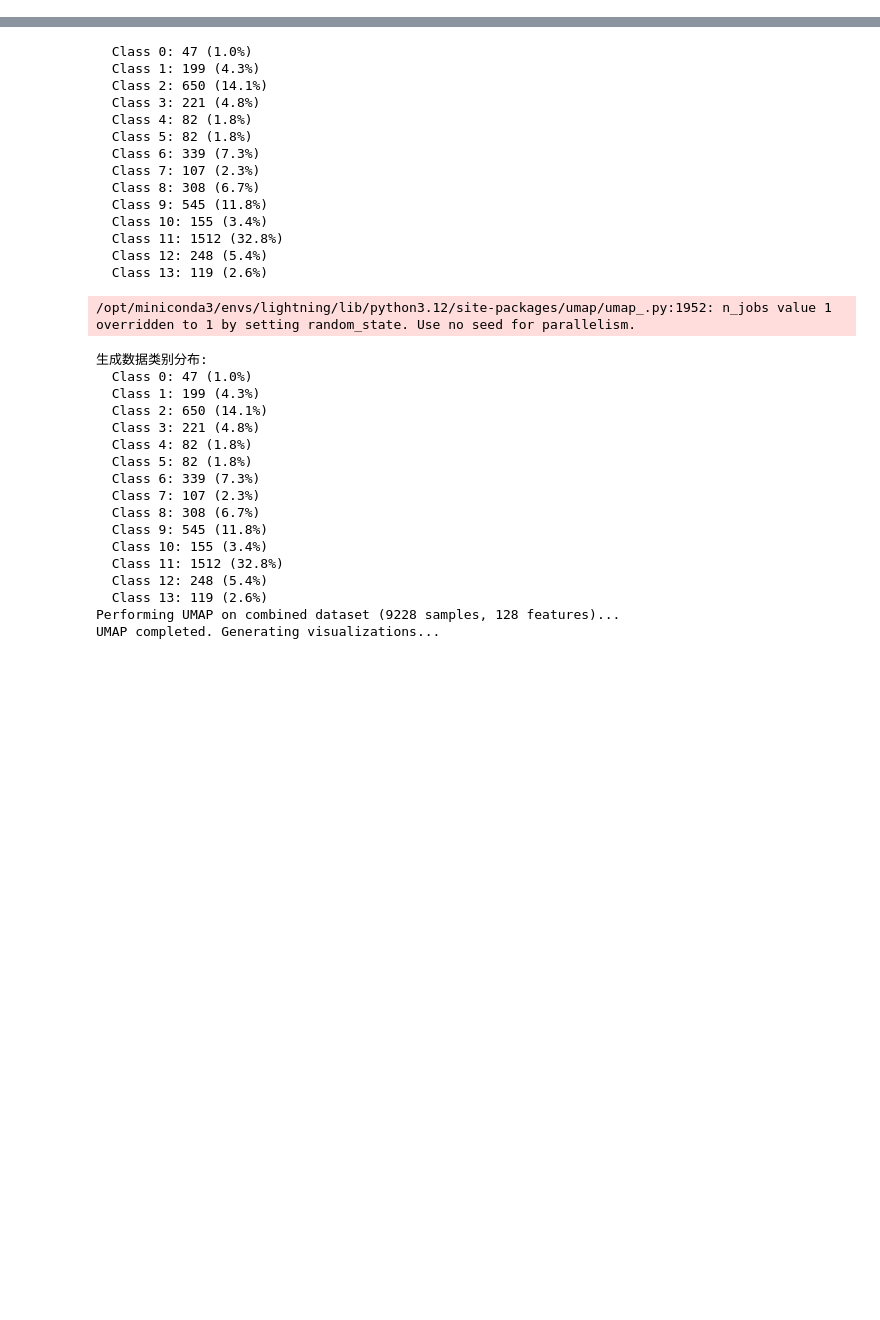
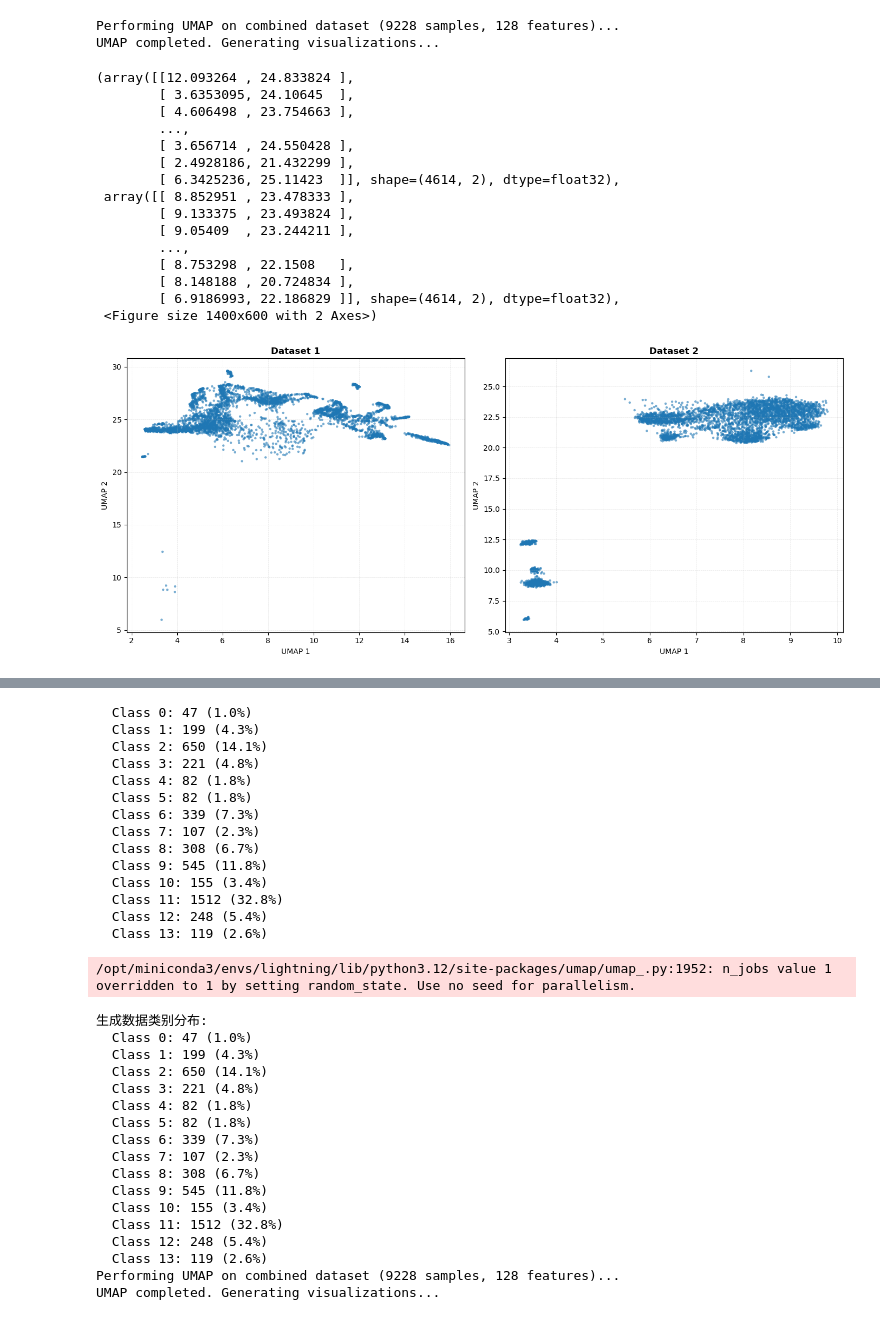
Before and after one commit to LangtianM/scDeepSim, a Jupyter notebook: Alles.ipynb, the cells around one changed output, grey strips where cells are left out. Saved outputs shown, nothing was run; the diff lists cells and outputs as text; code cells hidden in the pictures; blank space fills up the shorter version.

```diff
--- a/Alles.ipynb
+++ b/Alles.ipynb
@@ -197,0 +169,8 @@ UMAP completed. Generating visualizations...
+# %%
+diffusion.diffusion.ddim_sampling_eta = 0
+ddim50_latent_samples = diffusion.sample(num_samples=len(latent_adata),
+                                    labels=labels_tensor,
+                                    sampling_timesteps=50,
+                                    guidance_scale=6.0)
+compare_umap(latent_adata.X, ddim50_latent_samples)
+# %% [output]
@@ -197,0 +178,18 @@ UMAP completed. Generating visualizations...
+Performing UMAP on combined dataset (9228 samples, 128 features)...
+UMAP completed. Generating visualizations...
+(array([[12.093264 , 24.833824 ],
+        [ 3.6353095, 24.10645  ],
+        [ 4.606498 , 23.754663 ],
+        ...,
+        [ 3.656714 , 24.550428 ],
+        [ 2.4928186, 21.432299 ],
+        [ 6.3425236, 25.11423  ]], shape=(4614, 2), dtype=float32),
+ array([[ 8.852951 , 23.478333 ],
+        [ 9.133375 , 23.493824 ],
+        [ 9.05409  , 23.244211 ],
+        ...,
+        [ 8.753298 , 22.1508   ],
+        [ 8.148188 , 20.724834 ],
+        [ 6.9186993, 22.186829 ]], shape=(4614, 2), dtype=float32),
+ <Figure size 1400x600 with 2 Axes>)
+[figure, added]
```
Also changed, not shown: parts of 9 cells of this notebook, 2 other files.
